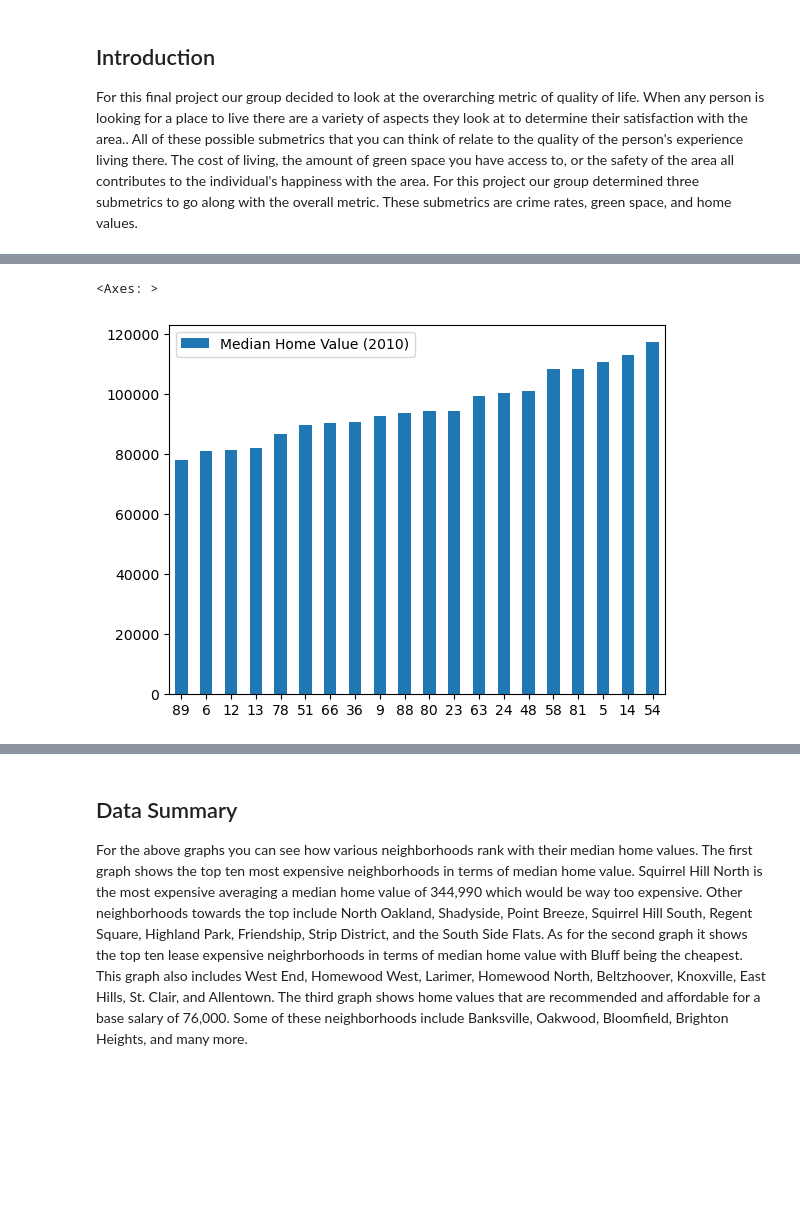
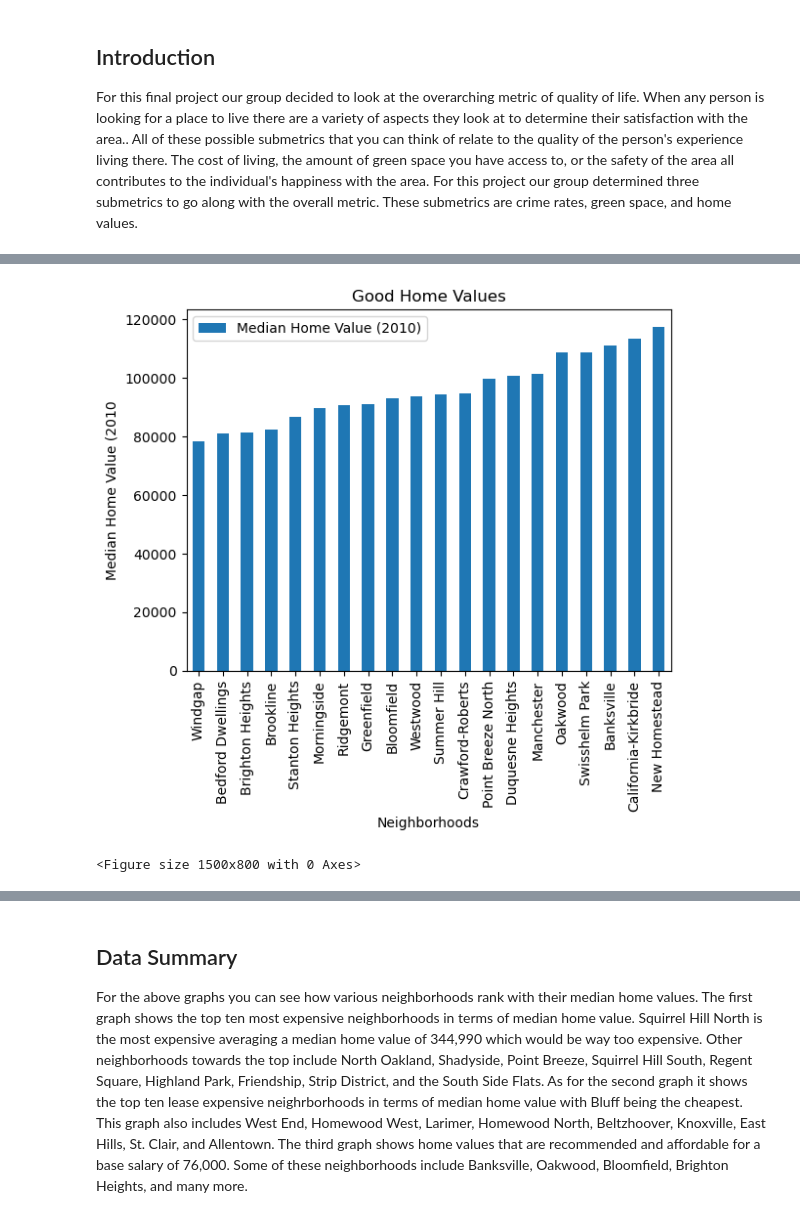
Before and after one commit to nschaab2005/CMPINF-0010-Final-Project, a Jupyter notebook: Final-Project-Noah.ipynb, the cells around one changed output, grey strips where cells are left out. Drawn from its saved outputs; the diff is of its cells as text; code cells hidden in the pictures; blank space fills up the shorter version.

```diff
--- a/Final-Project-Noah.ipynb
+++ b/Final-Project-Noah.ipynb
@@ -37,5 +47,9 @@ filtered_data.head(10).plot(kind = 'bar', rot = 0)
 # %%
-filtered_data.iloc[50:70].plot(kind = 'bar', rot = 0)
+filtered_data.iloc[50:70].plot(x = 'Neighborhood', kind = 'bar', title = "Good Home Values")
+plt.xlabel('Neighborhoods')
+plt.ylabel('Median Home Value (2010')
+plt.figure(figsize=(15, 8))
+plt.show()
 # %% [output]
+[figure, new version]
-<Axes: >
+<Figure size 1500x800 with 0 Axes>
-[figure, old version]
```
Also changed, not shown: parts of 6 cells of this notebook.
